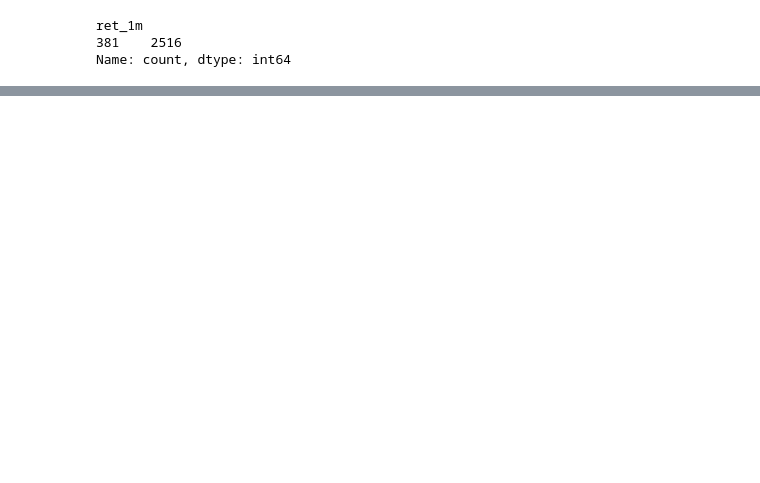
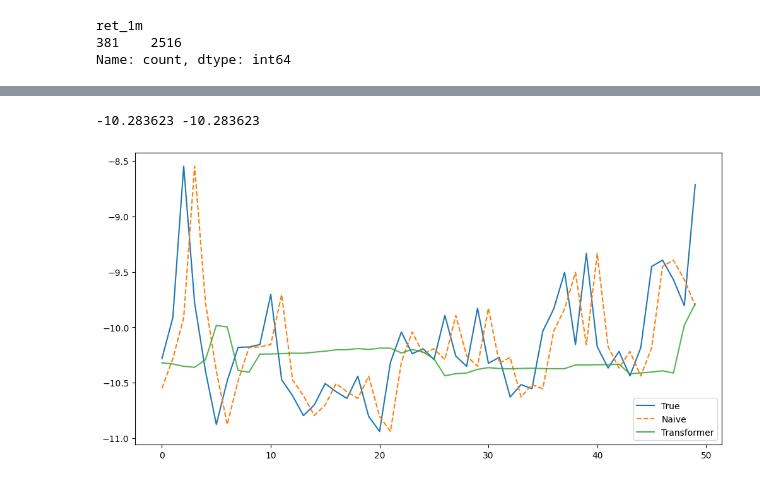
Before and after one commit to NicolasBuehringer/uc3m_master_thesis, a Jupyter notebook: model_MA.ipynb, the cells around one changed output, grey strips where cells are left out. Cells and saved outputs as stored; diff of their text form; code cells hidden in the pictures; blank space fills up the shorter version.

```diff
--- a/model_MA.ipynb
+++ b/model_MA.ipynb
@@ -28,6 +29,5 @@ set_seed(42)
 # %%
-
-df_ibm = pd.read_csv("data/ibm.csv")
+df_ibm = pd.read_csv("/content/drive/MyDrive/data/IBM.csv")
 # %%
 def preprocess_stock(df_raw, patch_len, train_frac, val_frac):
     df = df_raw.copy()
@@ -307,7 +307,8 @@ class VolTransformerTiny(nn.Module):
 # Training loop
 def train_model(Xtr, ytr, Xva, yva, *,
                 d_model=128, nhead=4, num_layers=3,
-                batch_size=32, lr=1e-3, max_epochs=50):
+                batch_size=32, lr=1e-3, max_epochs=50, weight_decay=1e-2,
+                p_drop=0.1):
 
     # data loaders
     train_loader = mk_loader(Xtr, ytr, bs=batch_size, shuffle=True)
@@ -316,7 +317,7 @@ def train_model(Xtr, ytr, Xva, yva, *,
     # create instance of Transformer, move to CUDA
     model = VolTransformerTiny(d_in=Xtr.shape[-1], d_model=d_model, nhead=nhead, num_layers=num_layers).cuda()
     # ADAM
-    opt = torch.optim.AdamW(model.parameters(), lr=lr, weight_decay=1e-2)
+    opt = torch.optim.AdamW(model.parameters(), lr=lr, weight_decay=weight_decay)
     # loss function
     loss_fn = nn.MSELoss()
 
@@ -451,0 +471,19 @@ AssertionError: Torch not compiled with CUDA enabled
+# %%
+y_naive = np.roll(yte_true_log, 1)
+y_true  = yte_true_log
+naive_mse = np.mean((y_naive - y_true)**2)
+#naive_mse = np.mean((y_naive - yte_true_log)**2)
+print(f"Naive baseline Test MSE (logRV): {naive_mse:.6f}")
+print(f"Transformer Test MSE (logRV): {te_mse:.6f}")
+
+import matplotlib.pyplot as plt
+
+plt.figure(figsize=(12,6))
+plt.plot(yte_true_log, label="True log RV", color="black")
+plt.plot(y_naive, label="Naive baseline (yesterday = tomorrow)", linestyle="--")
+plt.plot(yte_pred_log, label="Transformer", alpha=0.8)
+plt.title("Volatility Forecasts (IBM Test set)")
+plt.xlabel("Test days")
+plt.ylabel("log Realized Volatility")
+plt.legend()
+plt.show()
@@ -451,0 +494,14 @@ AssertionError: Torch not compiled with CUDA enabled
+# %%
+
+print(y_naive[0], yte_true_log[0])
+# %% [output]
+-10.283623 -10.283623
+# %%
+
+plt.figure(figsize=(12,6))
+plt.plot(yte_true_log[:50], label="True")
+plt.plot(y_naive[:50], label="Naive", linestyle="--")
+plt.plot(yte_pred_log[:50], label="Transformer", alpha=0.8)
+plt.legend(); plt.show()
+# %% [output]
+[figure, added]
```
Also changed, not shown: parts of 8 cells of this notebook.
